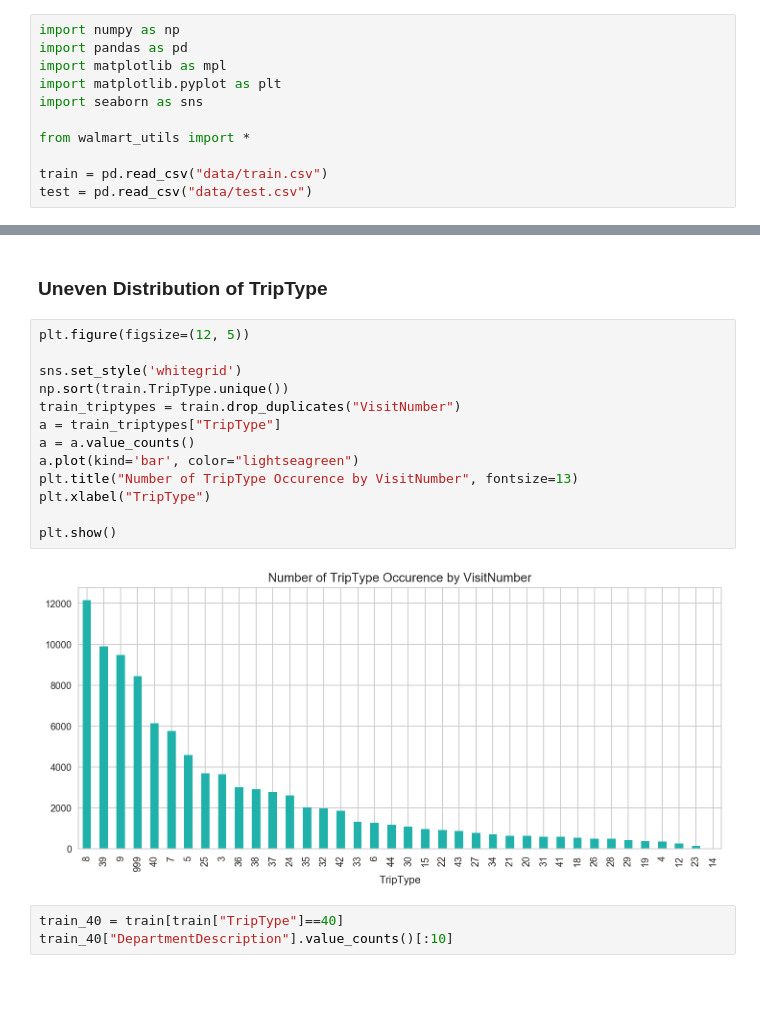
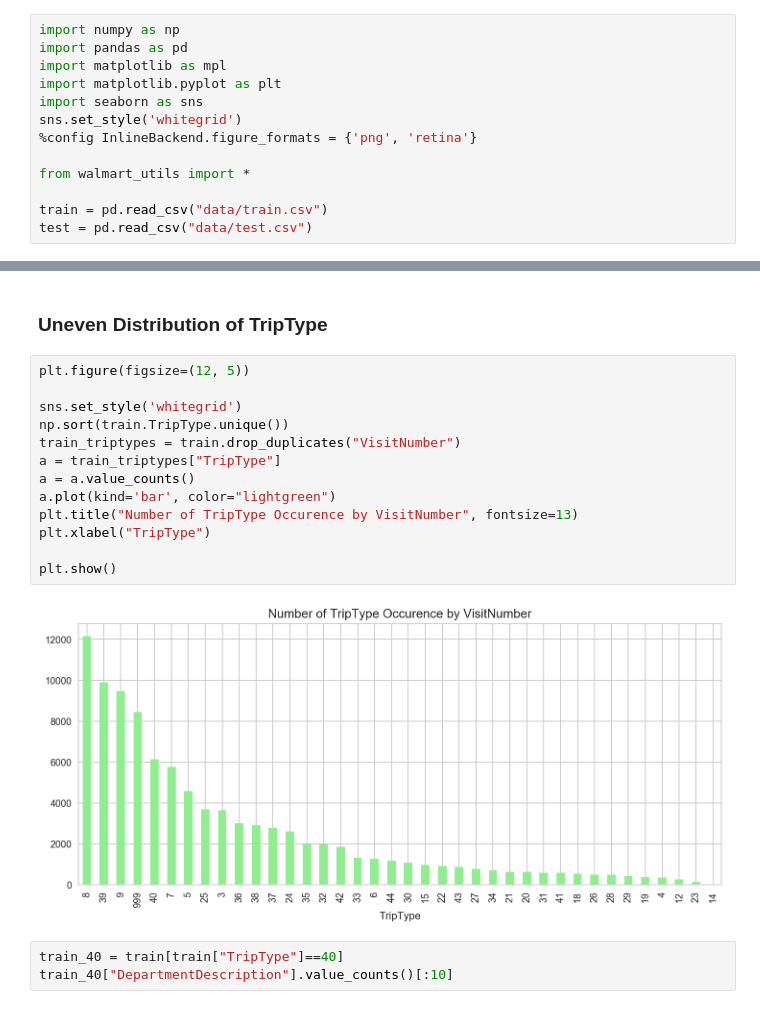
Before and after one commit to iayrots/dss7_SWYA_walmart, a Jupyter notebook: main_presentation/2팀(SWYA)_B_발표자료.ipynb, the cells around one changed output, grey strips where cells are left out. Cells and saved outputs as stored; diff of their text form.

```diff
--- a/main_presentation/2팀(SWYA)_B_발표자료.ipynb
+++ b/main_presentation/2팀(SWYA)_B_발표자료.ipynb
@@ -96,6 +92,8 @@ import pandas as pd
 import matplotlib as mpl
 import matplotlib.pyplot as plt
 import seaborn as sns
+sns.set_style('whitegrid')
+%config InlineBackend.figure_formats = {'png', 'retina'}
 
 from walmart_utils import *
 
@@ -165,18 +166,18 @@ plt.show()
 # %%
 plt.figure(figsize=(12, 5))
 
 sns.set_style('whitegrid')
 np.sort(train.TripType.unique())
 train_triptypes = train.drop_duplicates("VisitNumber")
 a = train_triptypes["TripType"]
 a = a.value_counts()
-a.plot(kind='bar', color="lightseagreen")
+a.plot(kind='bar', color="lightgreen")
 plt.title("Number of TripType Occurence by VisitNumber", fontsize=13)
 plt.xlabel("TripType")
 
 plt.show()
 # %% [output]
-[figure, old version]
+[figure, new version]
 # %%
 train_40 = train[train["TripType"]==40]
 train_40["DepartmentDescription"].value_counts()[:10]
```
Also changed, not shown: parts of 40 cells of this notebook.
